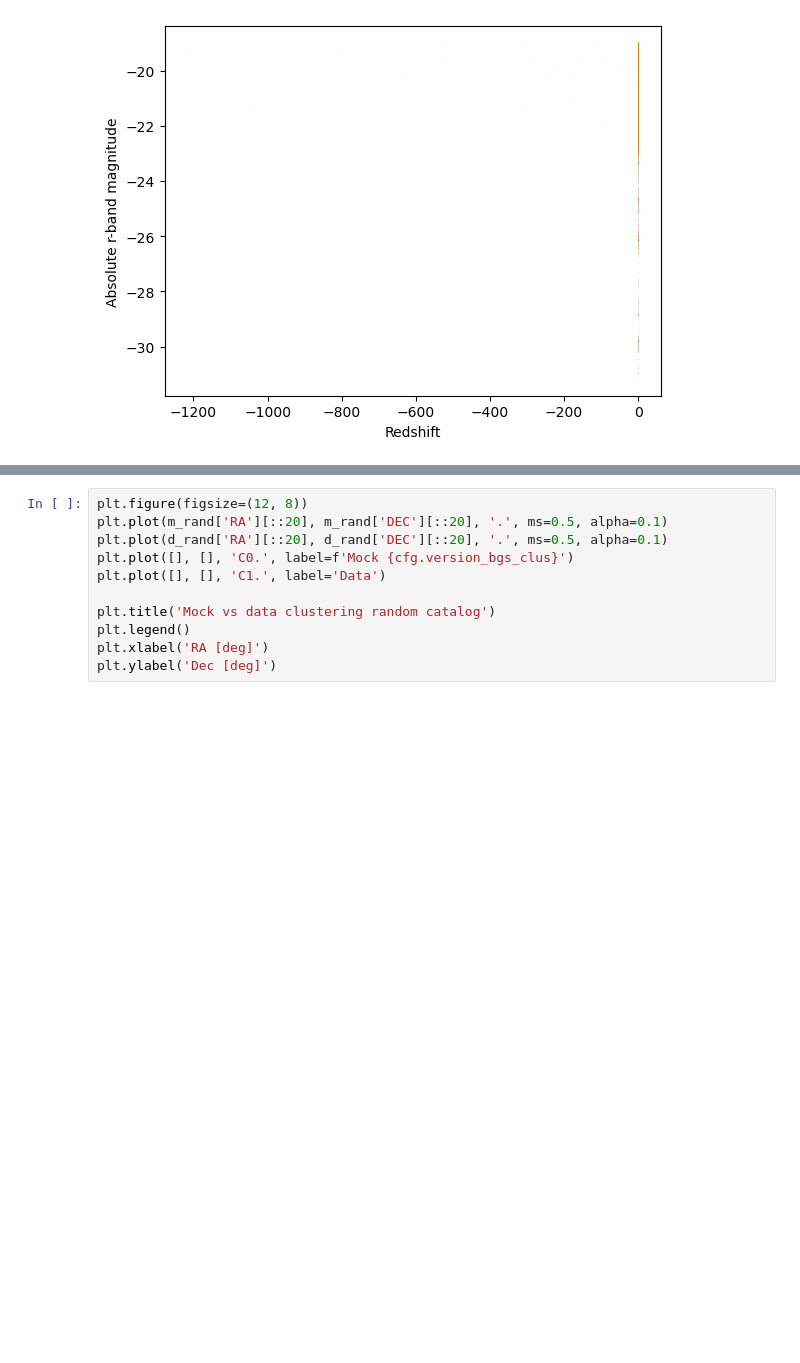
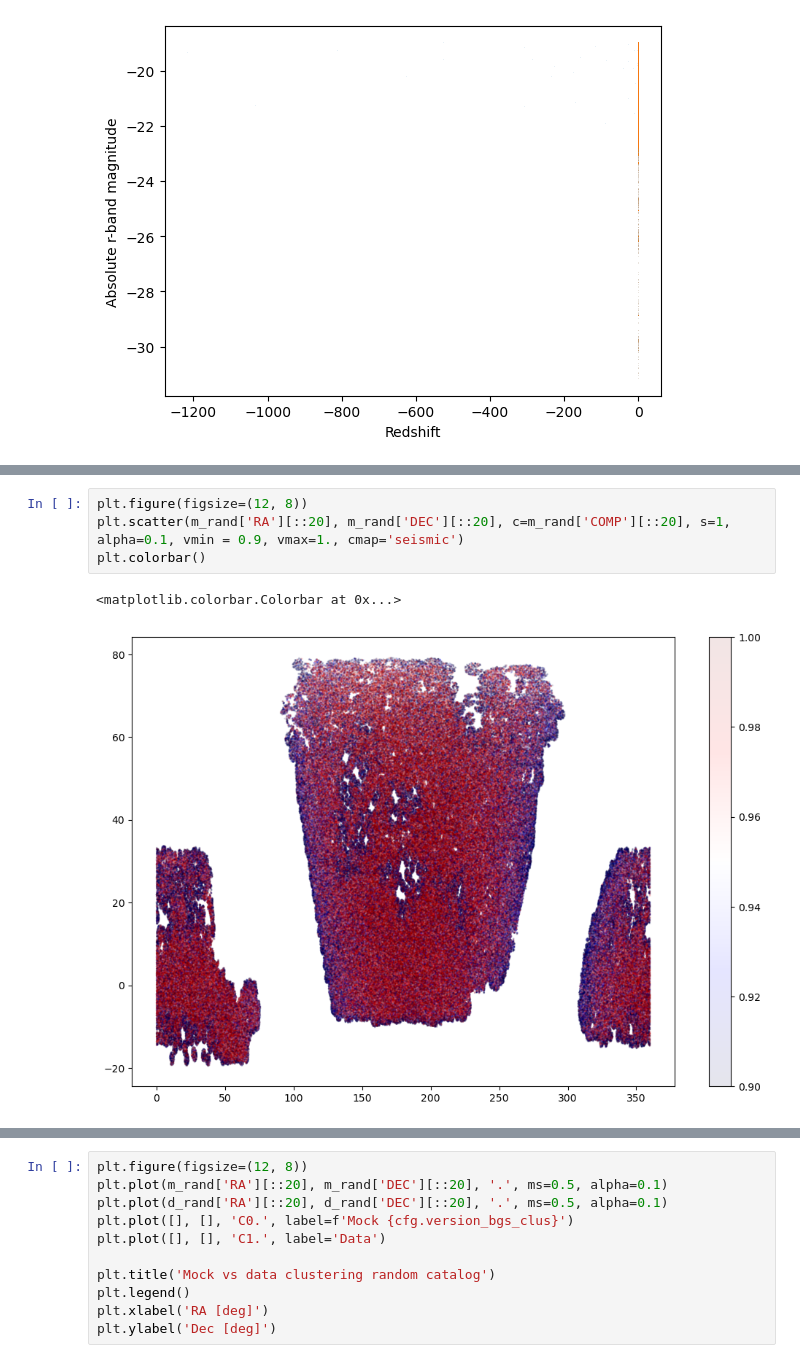
Before and after one commit to julianbautista/desi_pv_mocks, a Jupyter notebook: notebooks/check_BGS_clustering.ipynb, the cells around one changed output, grey strips where cells are left out. Drawn from its saved outputs; the diff is of its cells as text; blank space fills up the shorter version.

```diff
--- a/notebooks/check_BGS_clustering.ipynb
+++ b/notebooks/check_BGS_clustering.ipynb
@@ -97 +118,8 @@ plt.legend()
 [figure]
+# %%
+plt.figure(figsize=(12, 8))
+plt.scatter(m_rand['RA'][::20], m_rand['DEC'][::20], c=m_rand['COMP'][::20], s=1, alpha=0.1, vmin = 0.9, vmax=1., cmap='seismic')
+plt.colorbar()
+# %% [output]
+<matplotlib.colorbar.Colorbar at 0x...>
+[figure, added]
```
Also changed, not shown: parts of 12 cells of this notebook, 3 other files.
